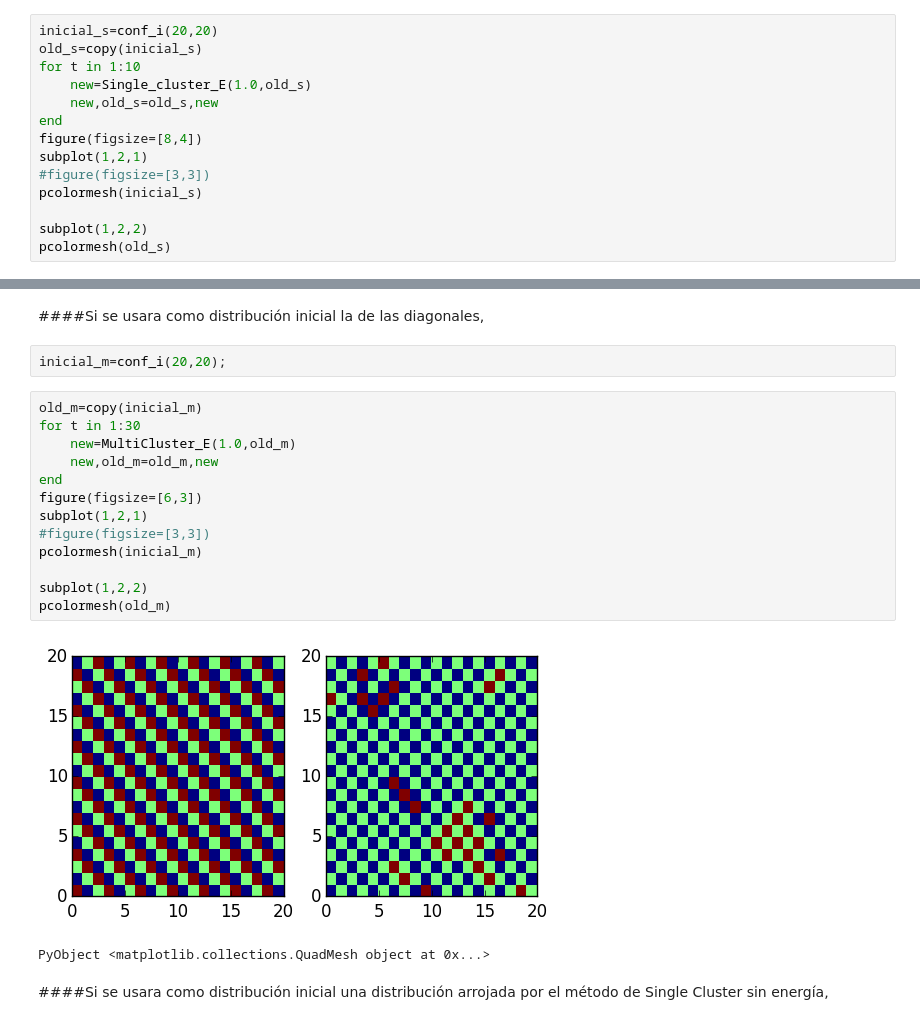
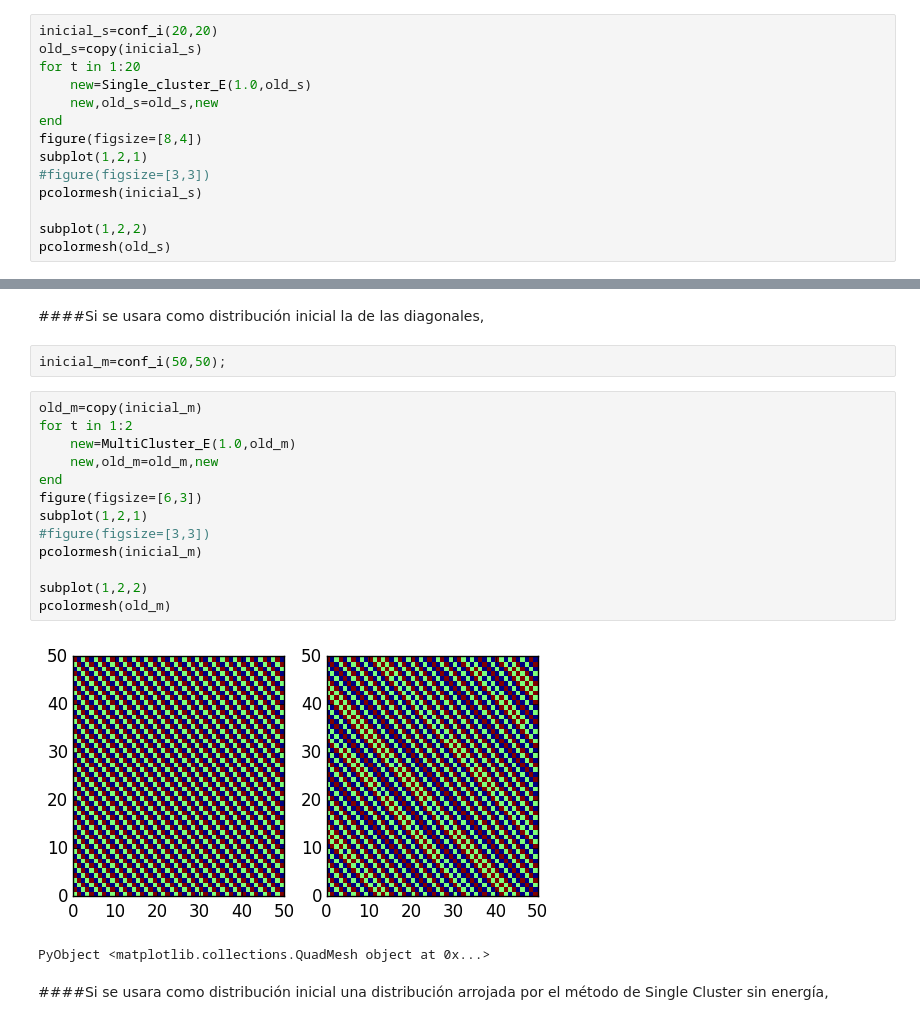
Before and after one commit to jorgeerrz/Hielo, a Jupyter notebook: Presentacion.ipynb, the cells around one changed output, grey strips where cells are left out. Drawn from its saved outputs; the diff is of its cells as text.

```diff
--- a/Presentacion.ipynb
+++ b/Presentacion.ipynb
@@ -165,7 +166,7 @@ $$P_{add}=1-e^{-\beta \epsilon}$$
 # %%
 inicial_s=conf_i(20,20)
 old_s=copy(inicial_s)
-for t in 1:10
+for t in 1:20
     new=Single_cluster_E(1.0,old_s)
     new,old_s=old_s,new
 end
@@ -215,22 +216,22 @@ Implementamos el método de muchos clusters (MultiCluster), que según la biblio
 # %% [markdown]
 ####Si se usara como distribución inicial la de las diagonales,
 # %%
-inicial_m=conf_i(20,20);
+inicial_m=conf_i(50,50);
 # %%
 old_m=copy(inicial_m)
-for t in 1:30
+for t in 1:2
     new=MultiCluster_E(1.0,old_m)
     new,old_m=old_m,new
 end
 figure(figsize=[6,3])
 subplot(1,2,1)
 #figure(figsize=[3,3])
 pcolormesh(inicial_m)
 
 subplot(1,2,2)
 pcolormesh(old_m)
 # %% [output]
-[figure, old version]
+[figure, new version]
 PyObject <matplotlib.collections.QuadMesh object at 0x...>
 # %% [markdown]
 ####Si se usara como distribución inicial una distribución arrojada por el método de Single Cluster sin energía,
```
Also changed, not shown: parts of 11 cells of this notebook.
